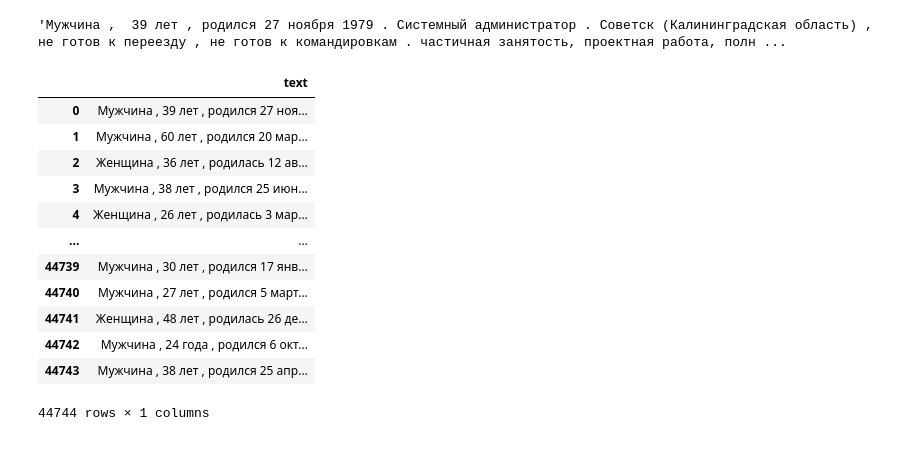
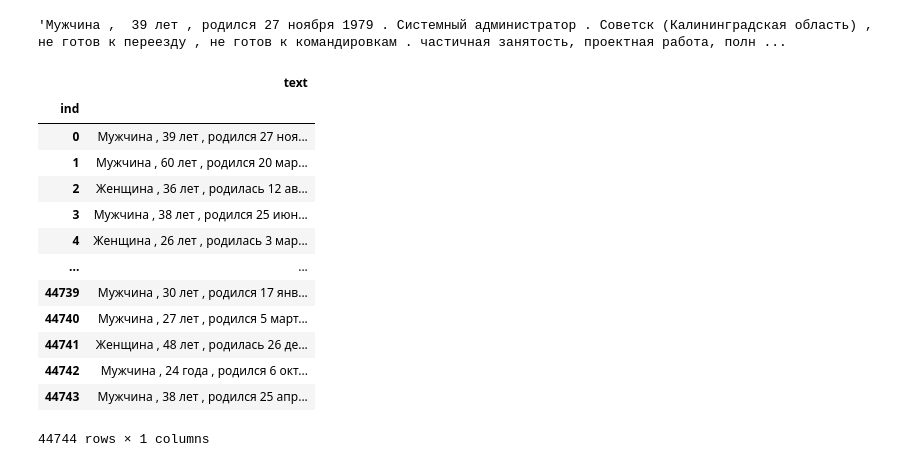
Before and after one commit to rytuo/DL-CASE2, a Jupyter notebook: notebooks/preprocess.ipynb, the cells around one changed output. Saved outputs shown, nothing was run; the diff lists cells and outputs as text; code cells hidden in the pictures.

```diff
--- a/notebooks/preprocess.ipynb
+++ b/notebooks/preprocess.ipynb
@@ -115,7 +176,7 @@ processed_vacancies.to_csv(processed_vacancies_path, index=True, index_label='in
 # %% [markdown]
 ## CVs
 # %%
-raw_cvs = pd.read_csv(raw_cvs_path, sep=';')
+raw_cvs = pd.read_csv(raw_cvs_path, index_col="ind")
 raw_cvs
 # %% [output]
 |  | Пол, возраст | ЗП | Ищет работу на должность: | Город, переезд, командировки | Занятость | График | Опыт работы | ... |
@@ -155,11 +217,11 @@ raw_cvs['text'][0]
 # %% [output]
 'Мужчина ,  39 лет , родился 27 ноября 1979 . Системный администратор . Советск (Калининградская область) , не готов к переезду , не готов к командировкам . частичная занятость, проектная работа, полн ...
 # %%
-processed_cvs = raw_cvs[['text']].astype(str)
-processed_cvs = processed_cvs[processed_cvs['text'].notnull()]
+processed_cvs = raw_cvs[raw_cvs['text'].notnull()][['text']]
 processed_cvs
 # %% [output]
 |  | text |
+| ind |  |
 | 0 | Мужчина , 39 лет , родился 27 ноя... |
 | 1 | Мужчина , 60 лет , родился 20 мар... |
 | 2 | Женщина , 36 лет , родилась 12 ав... |
```
Also changed, not shown: parts of 14 cells of this notebook, 5 other files.
